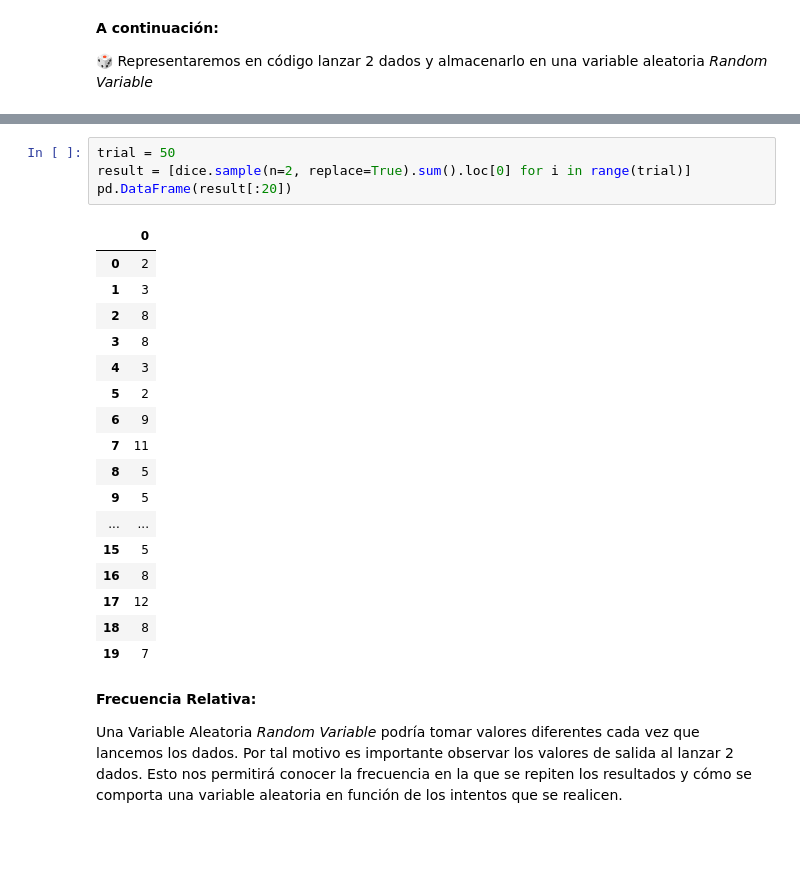
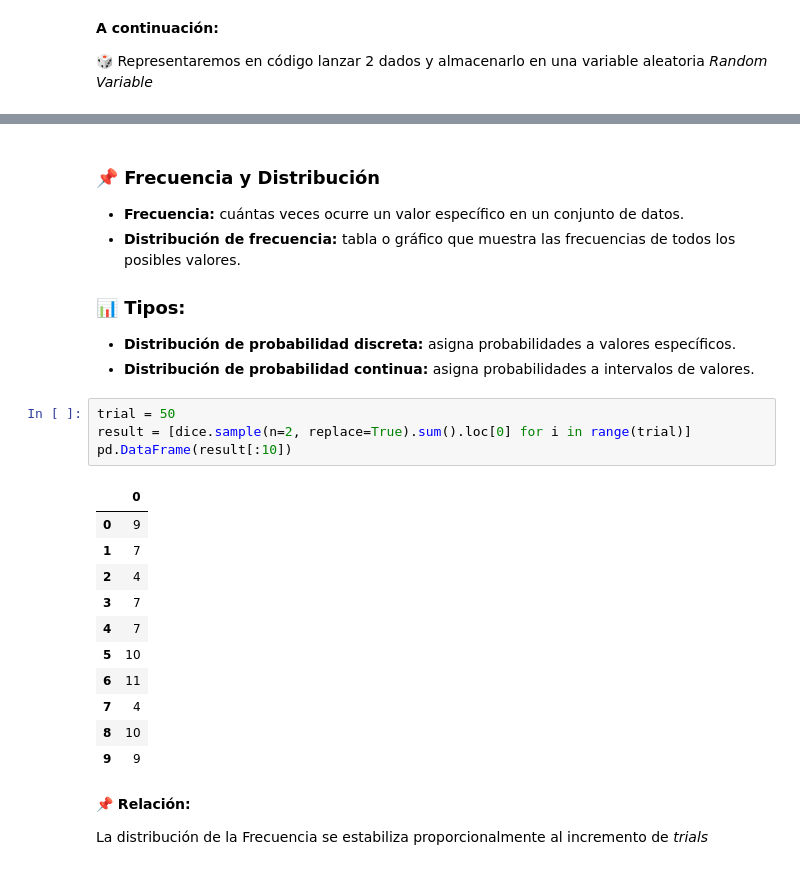
Before and after one commit to prquezada/Financial-Analysis, a Jupyter notebook: ch02.ipynb, the cells around one changed output, grey strips where cells are left out. Cells and saved outputs as stored; diff of their text form; blank space fills up the shorter version.

```diff
--- a/ch02.ipynb
+++ b/ch02.ipynb
@@ -38,30 +38,32 @@ Sum of dice is 5
+# %% [markdown]
+### 📌 Frecuencia y Distribución
+
+- **Frecuencia:** cuántas veces ocurre un valor específico en un conjunto de datos.
+- **Distribución de frecuencia:** tabla o gráfico que muestra las frecuencias de todos los posibles valores.
+
+### 📊 Tipos:
+- **Distribución de probabilidad discreta:** asigna probabilidades a valores específicos.
+- **Distribución de probabilidad continua:** asigna probabilidades a intervalos de valores.
 # %%
 trial = 50
 result = [dice.sample(n=2, replace=True).sum().loc[0] for i in range(trial)]
-pd.DataFrame(result[:20])
+pd.DataFrame(result[:10])
 # %% [output]
 |  | 0 |
-| 0 | 2 |
-| 1 | 3 |
-| 2 | 8 |
-| 3 | 8 |
-| 4 | 3 |
-| 5 | 2 |
-| 6 | 9 |
-| 7 | 11 |
-| 8 | 5 |
-| 9 | 5 |
-| ... | ... |
-| 15 | 5 |
-| 16 | 8 |
-| 17 | 12 |
-| 18 | 8 |
-| 19 | 7 |
+| 0 | 9 |
+| 1 | 7 |
+| 2 | 4 |
+| 3 | 7 |
+| 4 | 7 |
+| 5 | 10 |
+| 6 | 11 |
+| 7 | 4 |
+| 8 | 10 |
+| 9 | 9 |
 # %% [markdown]
-**Frecuencia Relativa:**
+**📌 Relación:**
 
-Una Variable Aleatoria *Random Variable* podría tomar valores diferentes cada vez que lancemos los dados.
-Por tal motivo es importante observar los valores de salida al lanzar 2 dados. Esto nos permitirá conocer la frecuencia en la que se repiten los resultados y cómo se comporta una variable aleatoria en función de los intentos que se realicen.
+La distribución de la Frecuencia se estabiliza proporcionalmente al incremento de *trials*
 # %%
 trials = 100
 result = [dice.sample(n=2, replace=True).sum().loc[0] for i in range(trials)]
```
Also changed, not shown: parts of 8 cells of this notebook, 4 other files.
